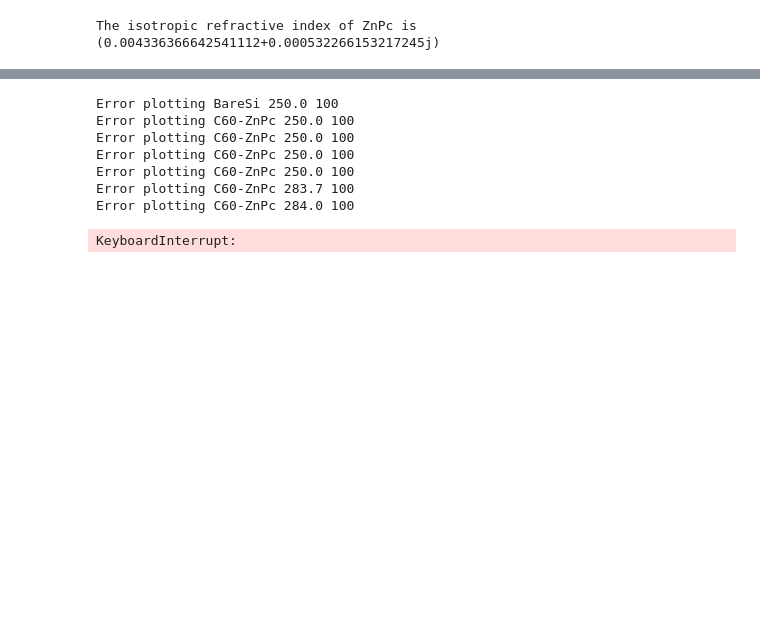
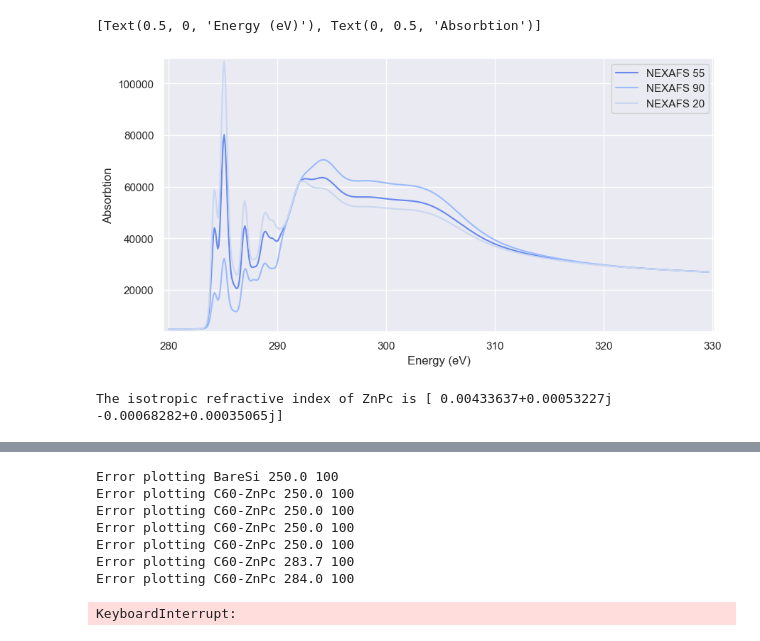
Before and after one commit to WSU-Carbon-Lab/pyref, a Jupyter notebook: docs/RoomTempFitting.ipynb, the cells around one changed output, grey strips where cells are left out. Saved outputs shown, nothing was run; the diff lists cells and outputs as text; code cells hidden in the pictures; blank space fills up the shorter version.

```diff
--- a/docs/RoomTempFitting.ipynb
+++ b/docs/RoomTempFitting.ipynb
@@ -64,5 +139,19 @@ fig.set(dpi=300)
+# %%
+isotropic = dft[[new_cols[2], new_cols[7]]]
+min_ang = dft[[new_cols[0], new_cols[5]]]
+max_ang = dft[[new_cols[4], new_cols[-1]]]
+
+fig, ax = plt.subplots()
+isotropic.plot(x=new_cols[2], y=new_cols[7], ax=ax)
+min_ang.plot(x=new_cols[0], y=new_cols[5], ax=ax)
+max_ang.plot(x=new_cols[4], y=new_cols[-1], ax=ax)
+
+ax.set(xlabel="Energy (eV)", ylabel="Absorbtion")
+# %% [output]
+[Text(0.5, 0, 'Energy (eV)'), Text(0, 0.5, 'Absorbtion')]
+[figure, added]
 # %%
-en = 250
+en = [250, 283.7]
 
 
 def get_delta_beta(n):
@@ -71,8 +160,10 @@ def get_delta_beta(n):
     return delta + 1j * beta
 
 
-_n_znpc = xsf.index_of_refraction("C32H16N8Zn", density=2.2, energy=en * 1e-3)
+_n_znpc = xsf.index_of_refraction(
+    "C32H16N8Zn", density=2.2, energy=[e * 1e-3 for e in en]
+)
 n_znpc = get_delta_beta(_n_znpc)
 print(f"The isotropic refractive index of ZnPc is {n_znpc}")
 # %% [output]
-The isotropic refractive index of ZnPc is (0.004336366642541112+0.000532266153217245j)
+The isotropic refractive index of ZnPc is [ 0.00433637+0.00053227j -0.00068282+0.00035065j]
```
Also changed, not shown: parts of 10 cells of this notebook, 16 other files.
